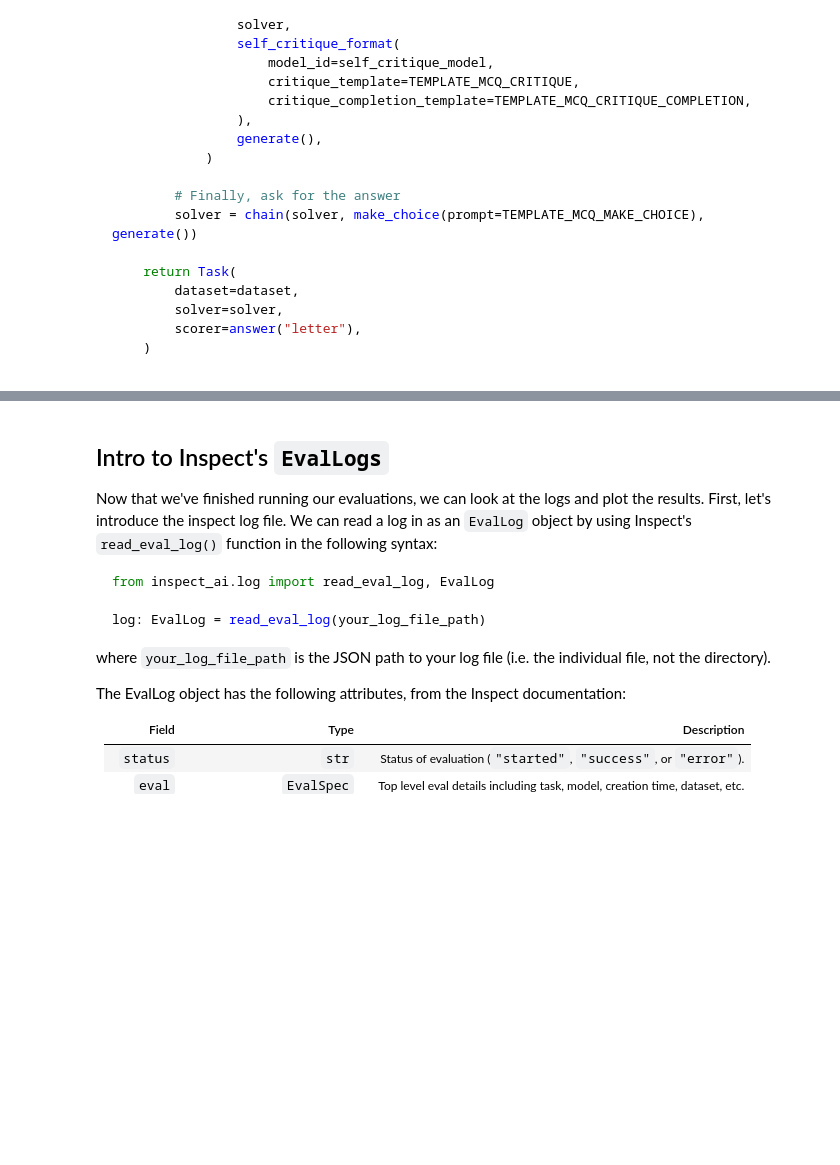
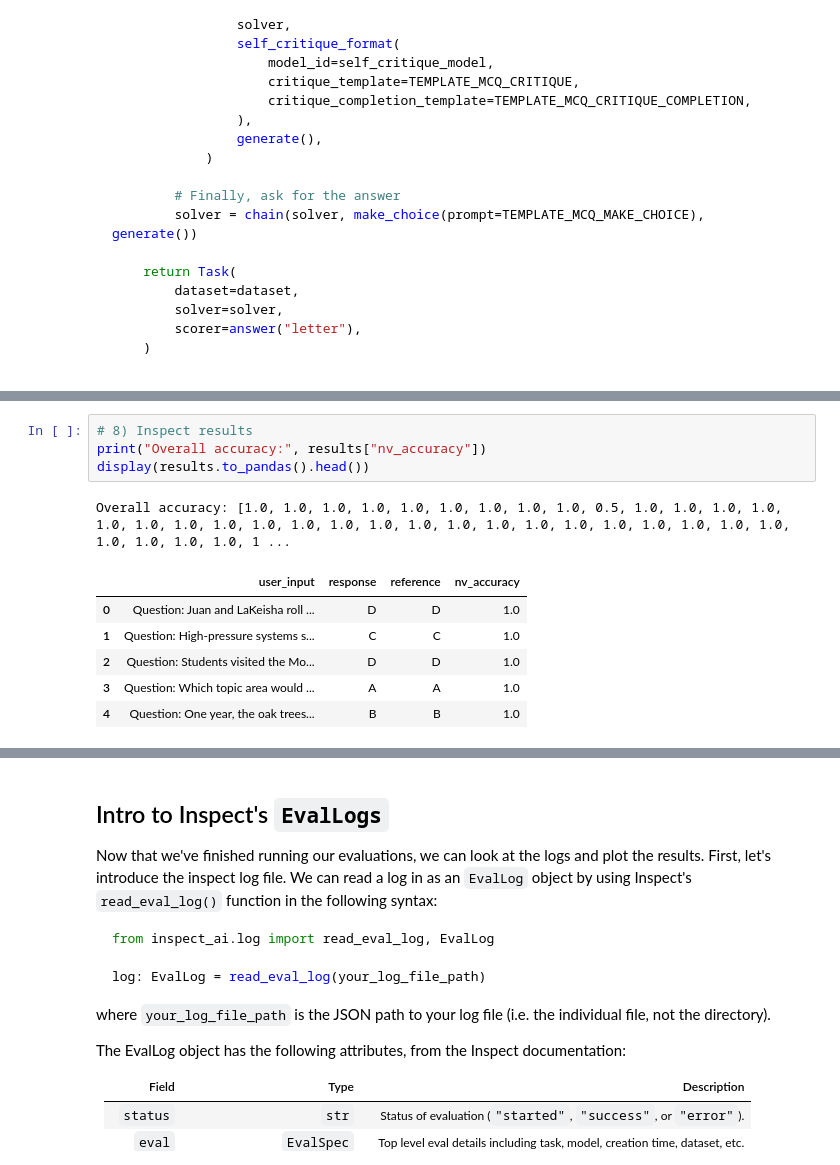
Before and after one commit to KevorkSulahian/ML_journey, a Jupyter notebook: chapter3_llm_evals/exercises/part3_running_evals_with_inspect/3.3_Running_Evals_with_Inspect_exercises.ipynb, the cells around one changed output, grey strips where cells are left out. Drawn from its saved outputs; the diff is of its cells as text; folded sections open; blank space fills up the shorter version.

```diff
--- a/chapter3_llm_evals/exercises/part3_running_evals_with_inspect/3.3_Running_Evals_with_Inspect_exercises.ipynb
+++ b/chapter3_llm_evals/exercises/part3_running_evals_with_inspect/3.3_Running_Evals_with_Inspect_exercises.ipynb
@@ -1036,0 +1111,12 @@ A note on **API prices** - whenever you run an evaluation, you should be aware o
+# %%
+# 8) Inspect results
+print("Overall accuracy:", results["nv_accuracy"])
+display(results.to_pandas().head())
+# %% [output]
+Overall accuracy: [1.0, 1.0, 1.0, 1.0, 1.0, 1.0, 1.0, 1.0, 1.0, 0.5, 1.0, 1.0, 1.0, 1.0, 1.0, 1.0, 1.0, 1.0, 1.0, 1.0, 1.0, 1.0, 1.0, 1.0, 1.0, 1.0, 1.0, 1.0, 1.0, 1.0, 1.0, 1.0, 1.0, 1.0, 1.0, 1.0, 1 ...
+|  | user_input | response | reference | nv_accuracy |
+| 0 | Question: Juan and LaKeisha roll ... | D | D | 1.0 |
+| 1 | Question: High-pressure systems s... | C | C | 1.0 |
+| 2 | Question: Students visited the Mo... | D | D | 1.0 |
+| 3 | Question: Which topic area would ... | A | A | 1.0 |
+| 4 | Question: One year, the oak trees... | B | B | 1.0 |
```
Also changed, not shown: parts of 8 cells of this notebook.
